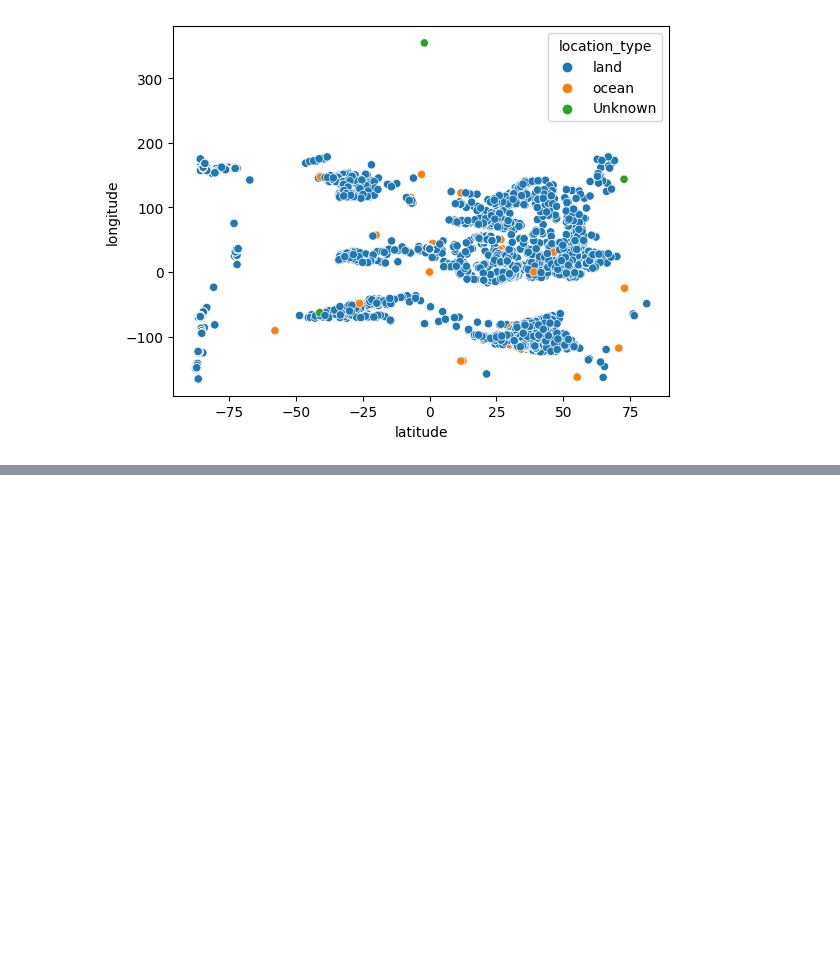
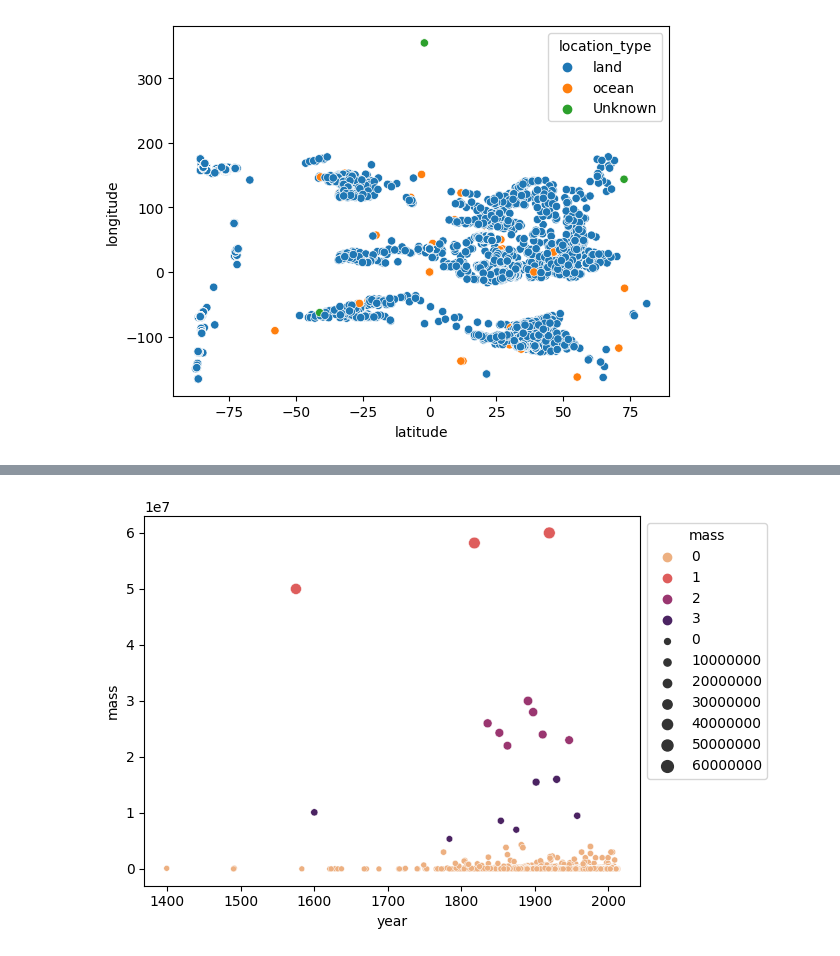
Before and after one commit to biabcaval/Projeto-ICD-analise-meteoros, a Jupyter notebook: #3_meteorite_landings_on_earth.ipynb, the cells around one changed output, grey strips where cells are left out. Cells and saved outputs as stored; diff of their text form; code cells hidden in the pictures; blank space fills up the shorter version.

```diff
--- a/#3_meteorite_landings_on_earth.ipynb
+++ b/#3_meteorite_landings_on_earth.ipynb
@@ -183,0 +218,10 @@ sns.scatterplot(data=df, x='latitude', y='longitude', hue='location_type')
+# %%
+kmeans_ym3 = KMeans(n_clusters=4)
+
+kmeans_ym3.fit(df_group)
+
+plot_3 = sns.scatterplot(data=df_group, x= 'year',y = 'mass', hue=kmeans_ym3.labels_, palette='flare', size='mass')
+
+sns.move_legend(plot_3, "upper left", bbox_to_anchor=(1,1))
+# %% [output]
+[figure, added]
```
Also changed, not shown: parts of 18 cells of this notebook.
